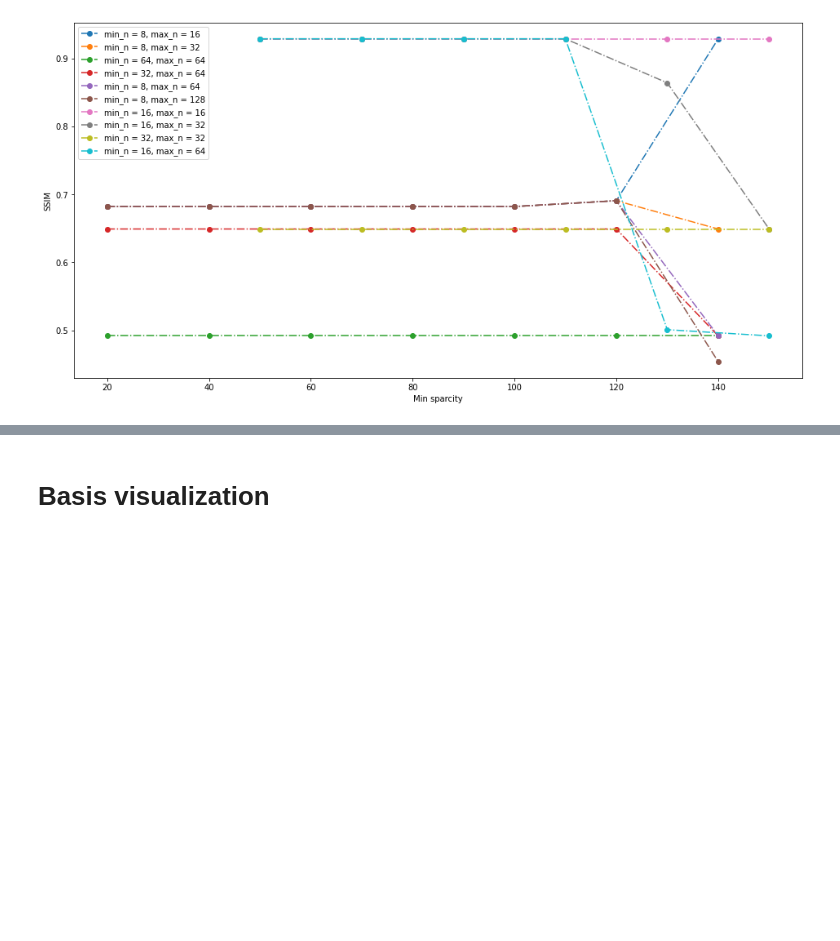
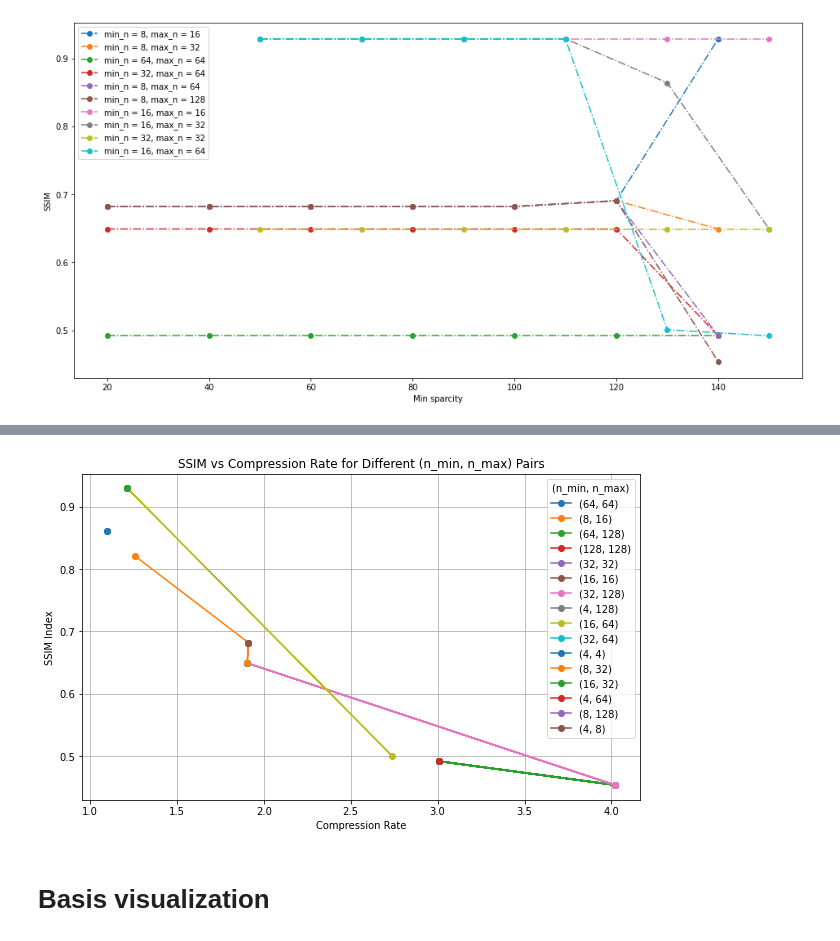
Before and after one commit to Emmatassone/AQMP, a Jupyter notebook: notebooks/evaluations.ipynb, the cells around one changed output, grey strips where cells are left out. Saved outputs shown, nothing was run; the diff lists cells and outputs as text; code cells hidden in the pictures; blank space fills up the shorter version.

```diff
--- a/notebooks/evaluations.ipynb
+++ b/notebooks/evaluations.ipynb
@@ -133,3 +613,9 @@ plt.show()
+# %%
+# Example: Running optimization and plotting results
+# After completing your trials, call this function to visualize
+plot_results()
+# %% [output]
+[figure, added]
 # %% [markdown]
 # Basis visualization
 # %%
```
Also changed, not shown: parts of 21 cells of this notebook.
